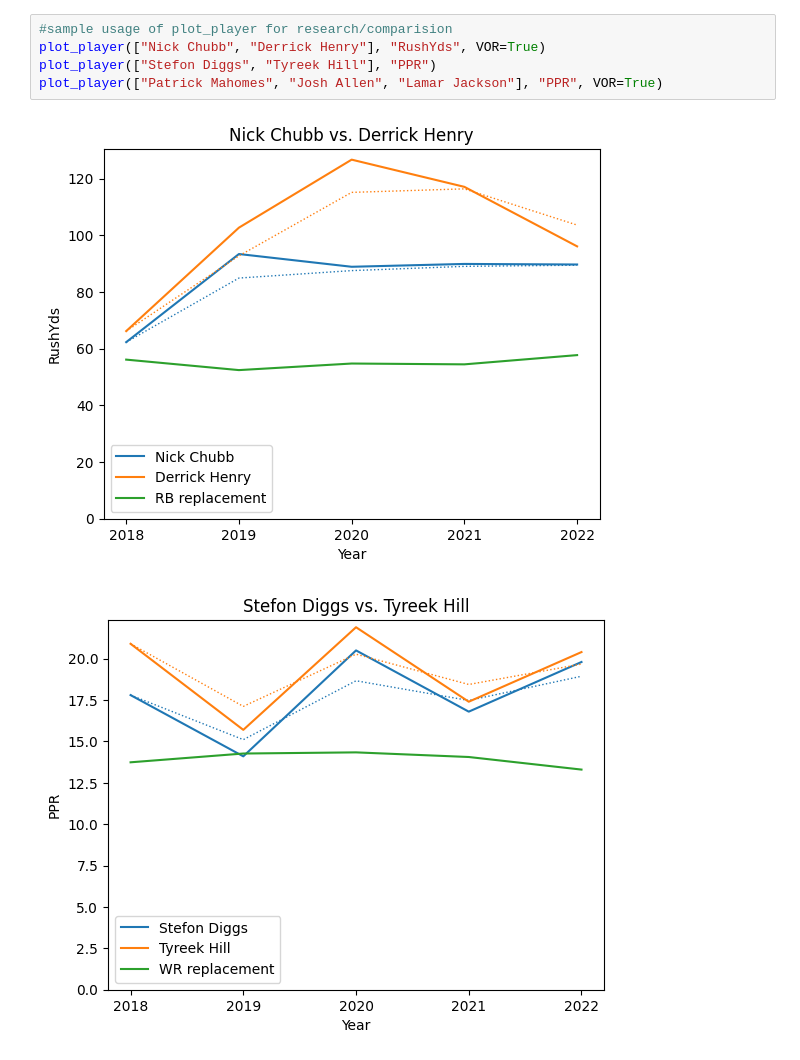
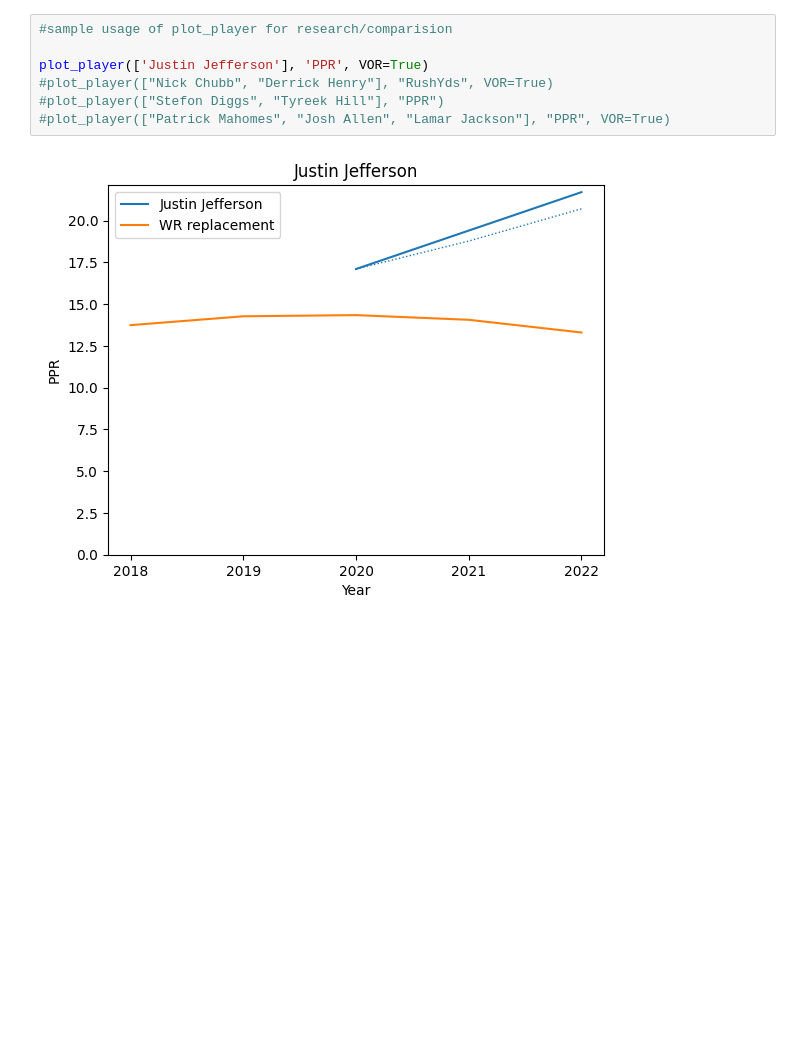
Before and after one commit to Justinzh0905/FantasyFootballv2, a Jupyter notebook: nfl.ipynb, the cells around one changed output. Saved outputs shown, nothing was run; the diff lists cells and outputs as text; blank space fills up the shorter version.

```diff
--- a/nfl.ipynb
+++ b/nfl.ipynb
@@ -160,8 +218,9 @@ display(get_stat(2019, 2022, logic='inner').head(12))
 # %%
 #sample usage of plot_player for research/comparision
-plot_player(["Nick Chubb", "Derrick Henry"], "RushYds", VOR=True)
-plot_player(["Stefon Diggs", "Tyreek Hill"], "PPR")
-plot_player(["Patrick Mahomes", "Josh Allen", "Lamar Jackson"], "PPR", VOR=True)
+
+plot_player(['Justin Jefferson'], 'PPR', VOR=True)
+#plot_player(["Nick Chubb", "Derrick Henry"], "RushYds", VOR=True)
+#plot_player(["Stefon Diggs", "Tyreek Hill"], "PPR")
+#plot_player(["Patrick Mahomes", "Josh Allen", "Lamar Jackson"], "PPR", VOR=True)
 # %% [output]
-[figure, old version]
+[figure, new version]
-[figure, removed]
```
Also changed, not shown: parts of 2 cells of this notebook, 9 other files.
